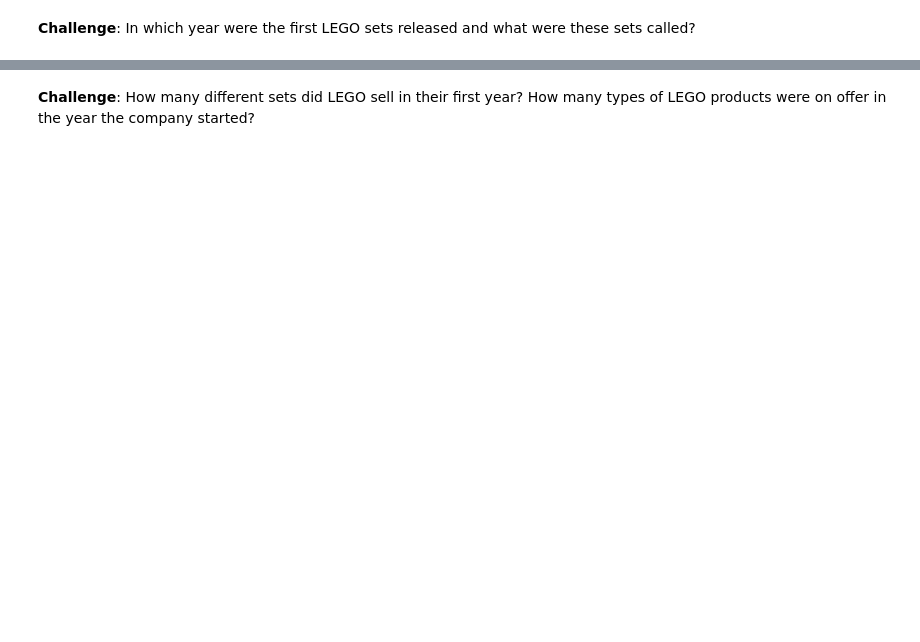
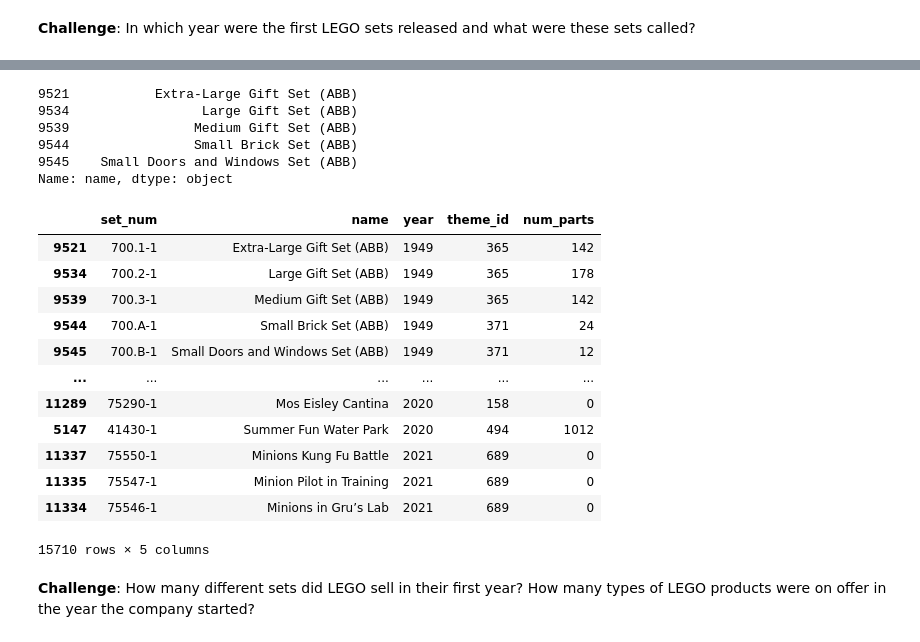
Before and after one commit to SadSack963/day-73_LEGO_aggregate, a Jupyter notebook: Lego_Analysis_for_Course_(start).ipynb, the cells around one changed output, grey strips where cells are left out. Saved outputs shown, nothing was run; the diff lists cells and outputs as text; code cells hidden in the pictures; blank space fills up the shorter version.

```diff
--- a/Lego_Analysis_for_Course_(start).ipynb
+++ b/Lego_Analysis_for_Course_(start).ipynb
@@ -46,2 +125,30 @@ The <code>sets.csv</code> data contains a list of sets over the years and the nu
+# %%
+# Filter the set: return the rows where by year == minimum, then get the name column
+sets_df.loc[sets_df['year'] == sets_df['year'].min(), 'name']
+# %% [output]
+9521           Extra-Large Gift Set (ABB)
+9534                 Large Gift Set (ABB)
+9539                Medium Gift Set (ABB)
+9544                Small Brick Set (ABB)
+9545    Small Doors and Windows Set (ABB)
+Name: name, dtype: object
+# %%
+# Sort the data by year (ascending by default)
+sorted_year_sets_df = sets_df.sort_values(by='year')
+sorted_year_sets_df
+# %% [output]
+|  | set_num | name | year | theme_id | num_parts |
+| 9521 | 700.1-1 | Extra-Large Gift Set (ABB) | 1949 | 365 | 142 |
+| 9534 | 700.2-1 | Large Gift Set (ABB) | 1949 | 365 | 178 |
+| 9539 | 700.3-1 | Medium Gift Set (ABB) | 1949 | 365 | 142 |
+| 9544 | 700.A-1 | Small Brick Set (ABB) | 1949 | 371 | 24 |
+| 9545 | 700.B-1 | Small Doors and Windows Set (ABB) | 1949 | 371 | 12 |
+| ... | ... | ... | ... | ... | ... |
+| 11289 | 75290-1 | Mos Eisley Cantina | 2020 | 158 | 0 |
+| 5147 | 41430-1 | Summer Fun Water Park | 2020 | 494 | 1012 |
+| 11337 | 75550-1 | Minions Kung Fu Battle | 2021 | 689 | 0 |
+| 11335 | 75547-1 | Minion Pilot in Training | 2021 | 689 | 0 |
+| 11334 | 75546-1 | Minions in Gru’s Lab | 2021 | 689 | 0 |
+15710 rows × 5 columns
 # %% [markdown]
 **Challenge**: How many different sets did LEGO sell in their first year? How many types of LEGO products were on offer in the year the company started?
```
Also changed, not shown: parts of 18 cells of this notebook.
